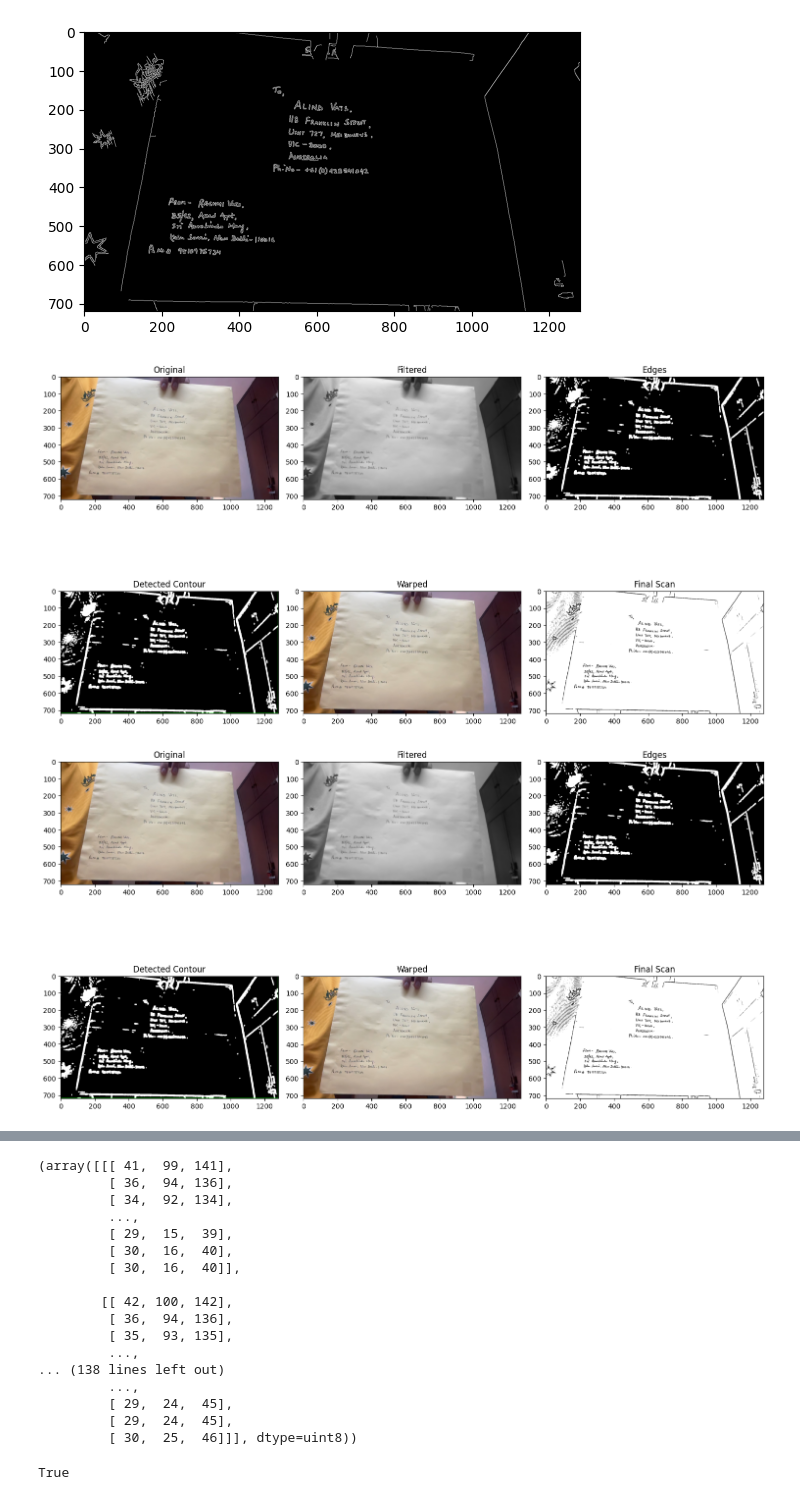
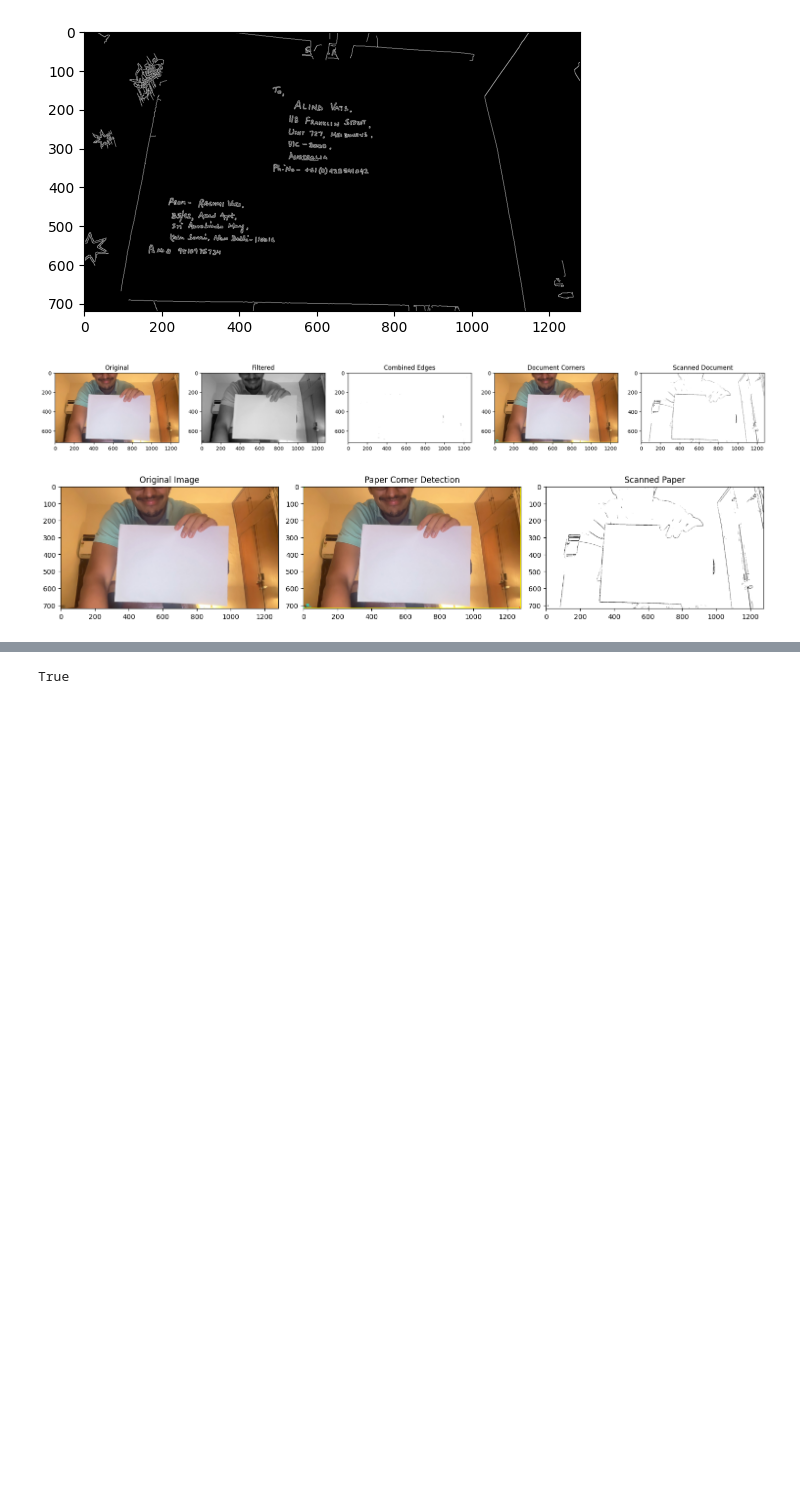
Before and after one commit to vats98754/document-scanner, a Jupyter notebook: computer-vision.ipynb, the cells around one changed output, grey strips where cells are left out. Drawn from its saved outputs; the diff is of its cells as text; code cells hidden in the pictures; blank space fills up the shorter version.

Commit message:
add corner detection, still very garbage tho

```diff
--- a/computer-vision.ipynb
+++ b/computer-vision.ipynb
@@ -299,7 +289,8 @@ def test_document_scanner(image_path):
 # %%
-img_path = "/Users/anvay-coder/scan-cv/document_2_1752701338803.jpg"
-original, edges, scanned, warped = advanced_document_scanner(cv2.imread(img_path), debug=True)
-test_document_scanner(img_path)
+# /Users/anvay-coder/document-scanner/document_1_1752773781461.jpg
+# /Users/anvay-coder/document-scanner/document_2_1752773778776.jpg
+img_path = "/Users/anvay-coder/document-scanner/document_1_1752773781461.jpg"
+original, corners_viz, scanned = test_scanner(img_path)
 # %% [output]
-[figure, old version]
+[figure, new version]
-[figure, old version]
+[figure, new version]
@@ -307,19 +297,2 @@ test_document_scanner(img_path)
-(array([[[ 41,  99, 141],
-         [ 36,  94, 136],
-         [ 34,  92, 134],
-         ...,
-         [ 29,  15,  39],
-         [ 30,  16,  40],
-         [ 30,  16,  40]],
-
-        [[ 42, 100, 142],
-         [ 36,  94, 136],
-         [ 35,  93, 135],
-         ...,
-... (138 lines left out)
-         ...,
-         [ 29,  24,  45],
-         [ 29,  24,  45],
-         [ 30,  25,  46]]], dtype=uint8))
 # %%
 cv2.imwrite("scanned_document.png", scanned)
```
Also changed, not shown: parts of 3 cells of this notebook.
